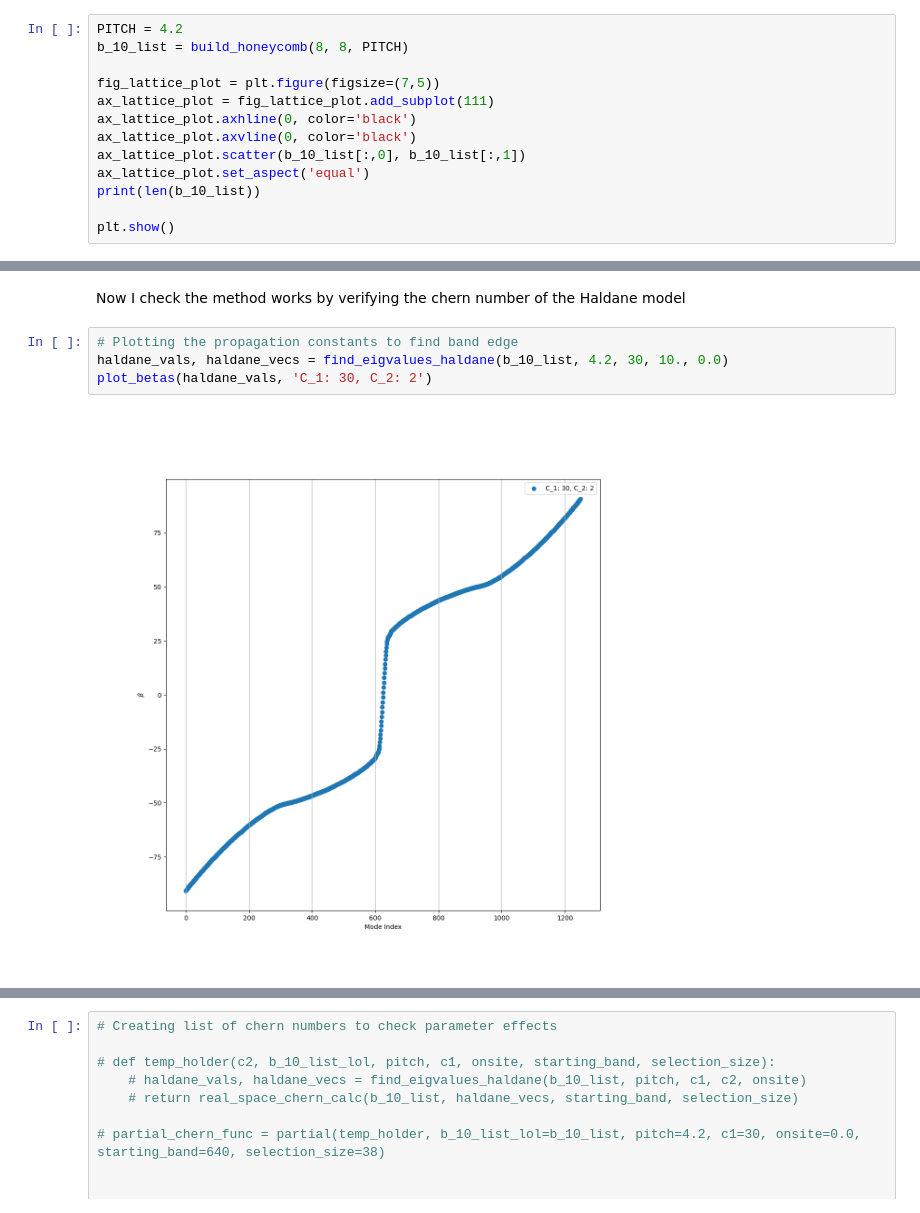
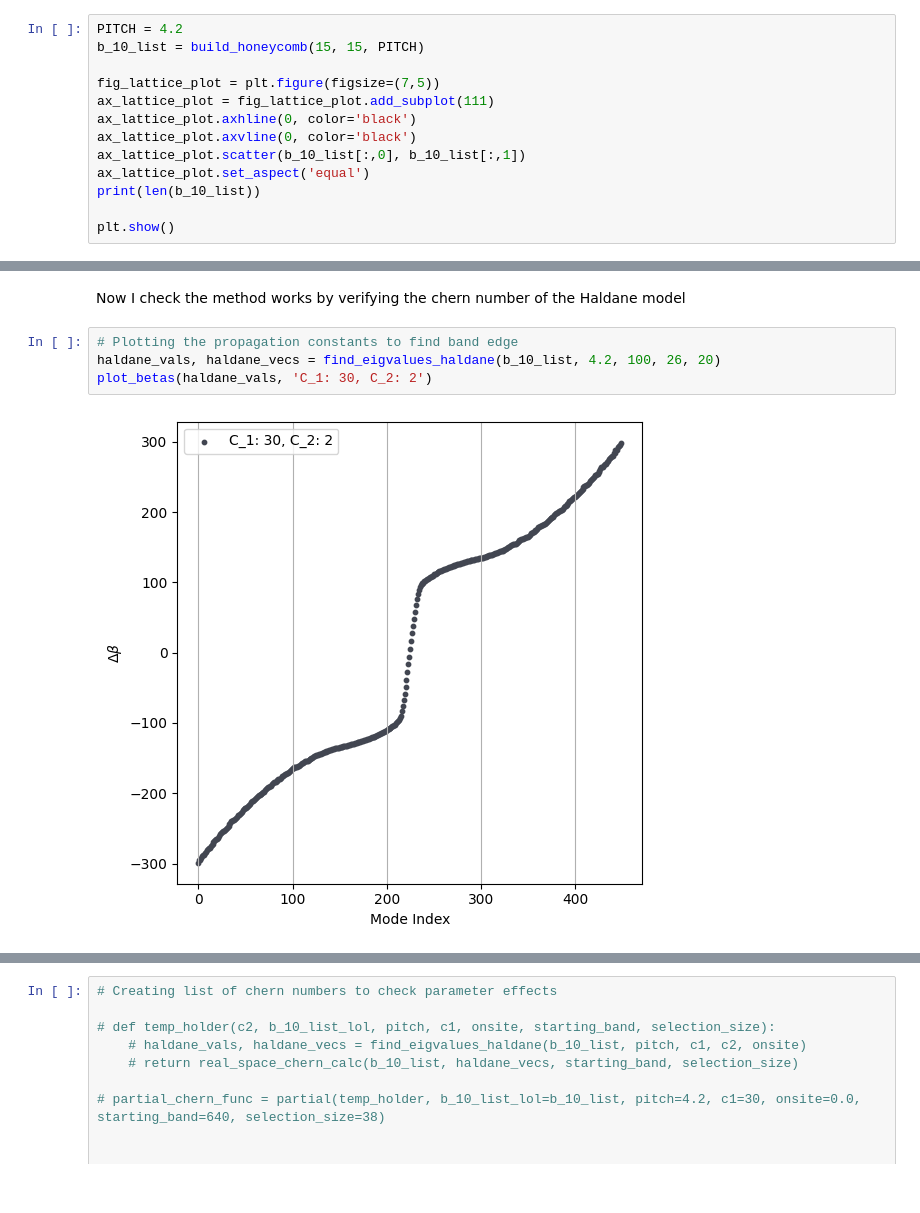
Before and after one commit to NRobertsF91W/PhD-Jupyter-Notebooks, a Jupyter notebook: twisted honeycomb numerical analysis chern number.ipynb, the cells around one changed output, grey strips where cells are left out. Saved outputs shown, nothing was run; the diff lists cells and outputs as text.

Commit message:
haldane propagation updates

```diff
--- a/twisted honeycomb numerical analysis chern number.ipynb
+++ b/twisted honeycomb numerical analysis chern number.ipynb
@@ -57,7 +57,7 @@ def build_honeycomb(n,m, pitch):
     return centered_coord_list
 # %%
 PITCH = 4.2
-b_10_list = build_honeycomb(8, 8, PITCH)
+b_10_list = build_honeycomb(15, 15, PITCH)
 
 fig_lattice_plot = plt.figure(figsize=(7,5))
 ax_lattice_plot = fig_lattice_plot.add_subplot(111)
@@ -393,7 +395,7 @@ def real_space_chern_calc(lattice_points, beta_vecs, band_start, section_size):
 Now I check the method works by verifying the chern number of the Haldane model
 # %%
 # Plotting the propagation constants to find band edge
-haldane_vals, haldane_vecs = find_eigvalues_haldane(b_10_list, 4.2, 30, 10., 0.0)
+haldane_vals, haldane_vecs = find_eigvalues_haldane(b_10_list, 4.2, 100, 26, 20)
 plot_betas(haldane_vals, 'C_1: 30, C_2: 2')
 # %% [output]
-[figure, old version]
+[figure, new version]
```
Also changed, not shown: parts of 12 cells of this notebook, 3 other files.
